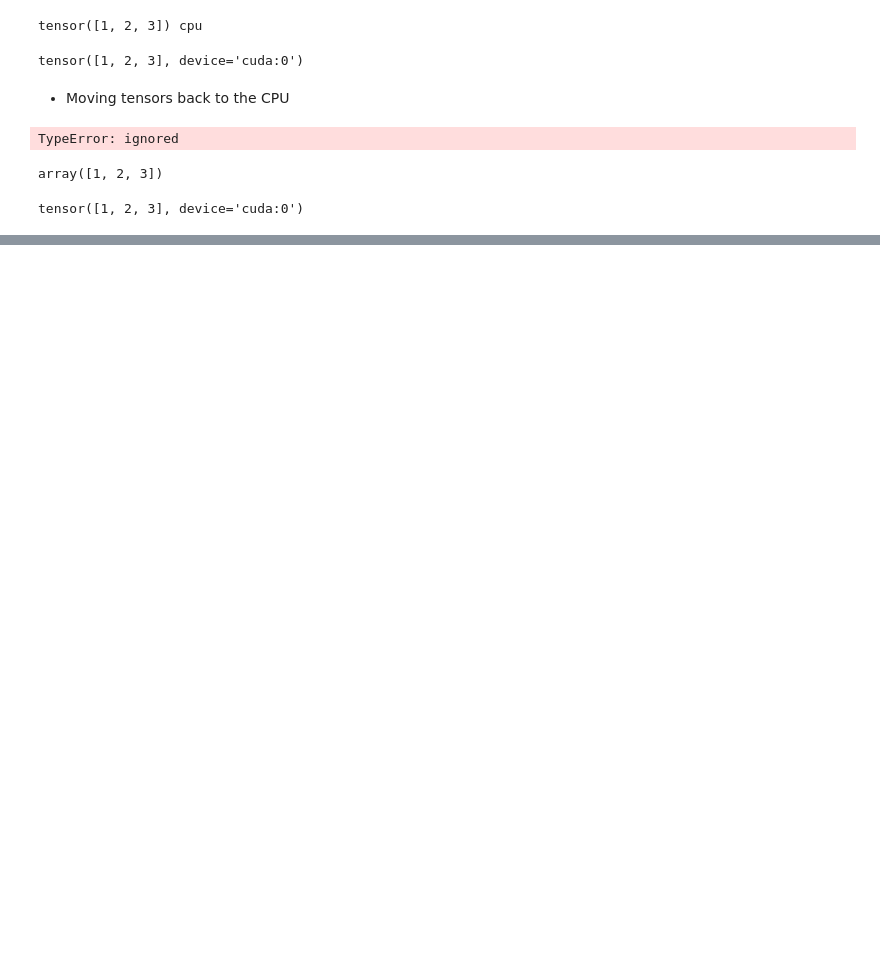
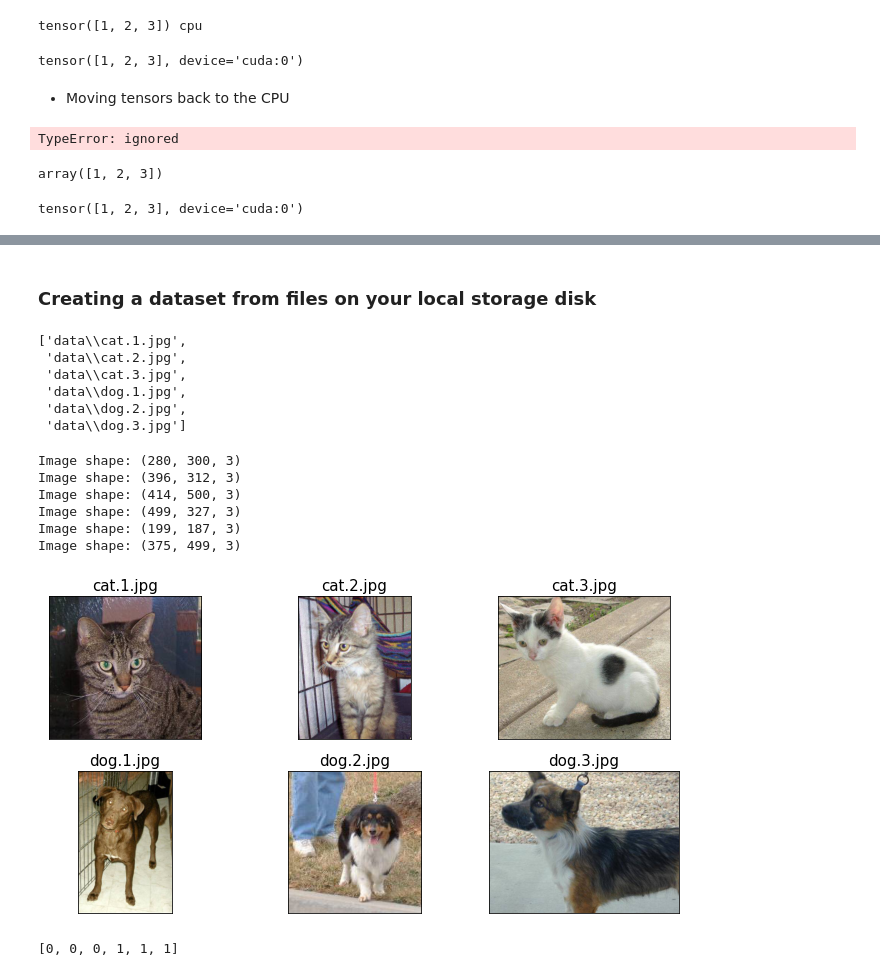
Before and after one commit to dev-SR/Deep-Learning, a Jupyter notebook: 01-pytorch-basics/torch.ipynb, the cells around one changed output, grey strips where cells are left out. Saved outputs shown, nothing was run; the diff lists cells and outputs as text; code cells hidden in the pictures; blank space fills up the shorter version.

```diff
--- a/01-pytorch-basics/torch.ipynb
+++ b/01-pytorch-basics/torch.ipynb
@@ -522,0 +601,9 @@ tensor([1, 2, 3], device='cuda:0')
+# %%
+torch.manual_seed(1)
+data_loader = DataLoader(dataset=joint_dataset, batch_size=2, shuffle=True)
+for i, batch in enumerate(data_loader, start=1):
+    print(f"batch {i}:")
+    for x, y in zip(batch[0], batch[1]):
+        print(f"    x: {x} y: {y}")
+    if i == 2:
+        break
@@ -522,0 +622,9 @@ tensor([1, 2, 3], device='cuda:0')
+# %%
+for epoch in range(2):
+    print(f"epoch {epoch+1}")
+    for i, batch in enumerate(data_loader, 1):
+        print(f"    batch {i}:")
+        for x, y in zip(batch[0], batch[1]):
+            print(f"        x: {x} y: {y}")
+        if i == 2:
+            break
@@ -522,0 +646,44 @@ tensor([1, 2, 3], device='cuda:0')
+# %% [markdown]
+### Creating a dataset from files on your local storage disk
+# %%
+import pathlib
+
+imgdir_path = pathlib.Path("data")
+file_list = list(imgdir_path.glob("*.jpg"))
+
+sorted([str(path) for path in file_list])
+# %% [output]
+['data\\cat.1.jpg',
+ 'data\\cat.2.jpg',
+ 'data\\cat.3.jpg',
+ 'data\\dog.1.jpg',
+ 'data\\dog.2.jpg',
+ 'data\\dog.3.jpg']
+# %%
+import matplotlib.pyplot as plt
+from PIL import Image
+
+fig = plt.figure(figsize=(10, 5), facecolor="w")
+for i, file in enumerate(file_list):
+    img = Image.open(file)
+    print("Image shape:", np.array(img).shape)
+    ax = fig.add_subplot(2, 3, i + 1)
+    ax.set_xticks([])
+    ax.set_yticks([])
+    ax.imshow(img)
+    ax.set_title(file.name, size=15)
+plt.tight_layout()
+plt.show()
+# %% [output]
+Image shape: (280, 300, 3)
+Image shape: (396, 312, 3)
+Image shape: (414, 500, 3)
+Image shape: (499, 327, 3)
+Image shape: (199, 187, 3)
+Image shape: (375, 499, 3)
+[figure, added]
+# %%
+labels = [1 if "dog" in file.name else 0 for file in file_list]
+labels
+# %% [output]
+[0, 0, 0, 1, 1, 1]
```
Also changed, not shown: parts of 114 cells of this notebook, 9 other files.
